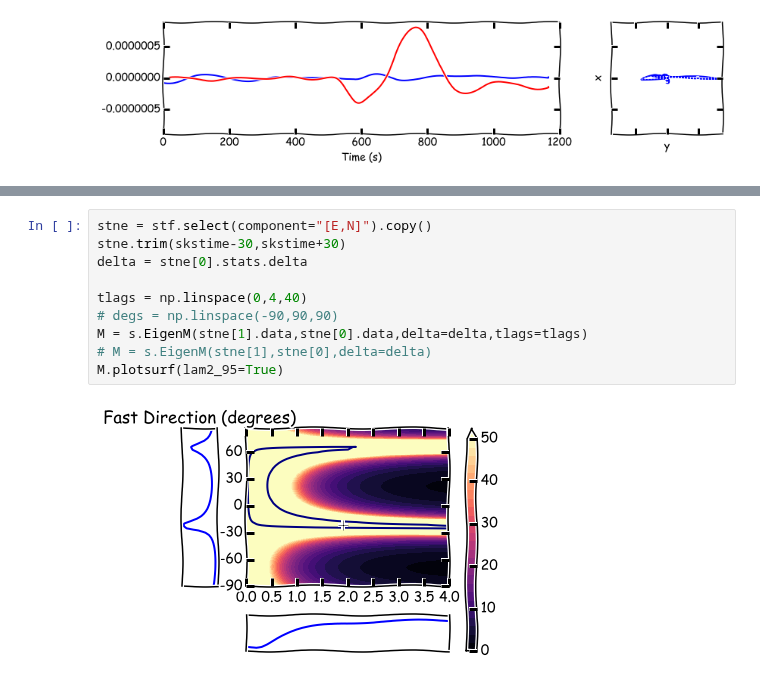
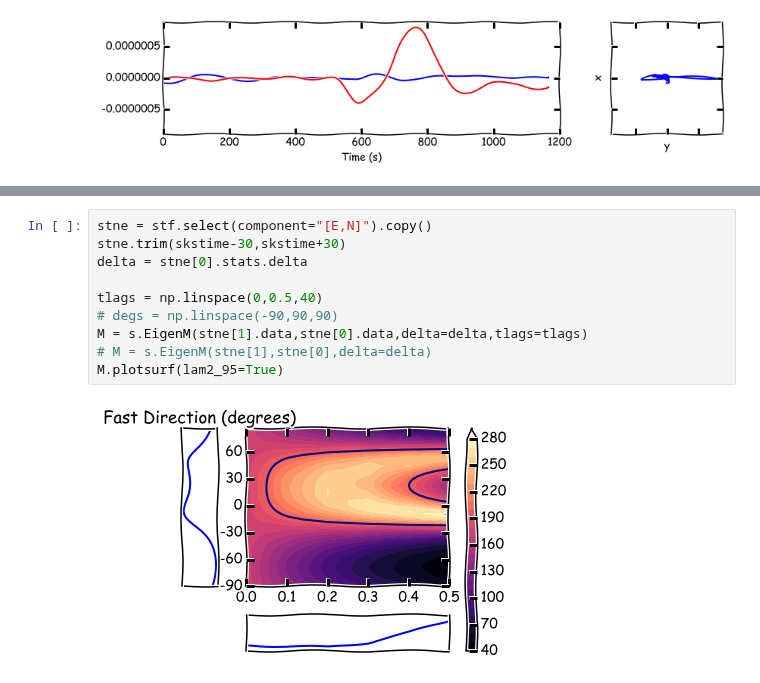
Before and after one commit to JackWalpole/splitwavepy, a Jupyter notebook: devel/Work_with_obspy.ipynb, the cells around one changed output, grey strips where cells are left out. Drawn from its saved outputs; the diff is of its cells as text.

```diff
--- a/devel/Work_with_obspy.ipynb
+++ b/devel/Work_with_obspy.ipynb
@@ -117,12 +117,12 @@ N.plotsurf(cmap='magma')
 # %%
 stne = stf.select(component="[E,N]").copy()
 stne.trim(skstime-30,skstime+30)
 delta = stne[0].stats.delta
 
-tlags = np.linspace(0,4,40)
+tlags = np.linspace(0,0.5,40)
 # degs = np.linspace(-90,90,90)
 M = s.EigenM(stne[1].data,stne[0].data,delta=delta,tlags=tlags)
 # M = s.EigenM(stne[1],stne[0],delta=delta)
 M.plotsurf(lam2_95=True)
 # %% [output]
-[figure, old version]
+[figure, new version]
```
Also changed, not shown: parts of 11 cells of this notebook, 2 other files.
